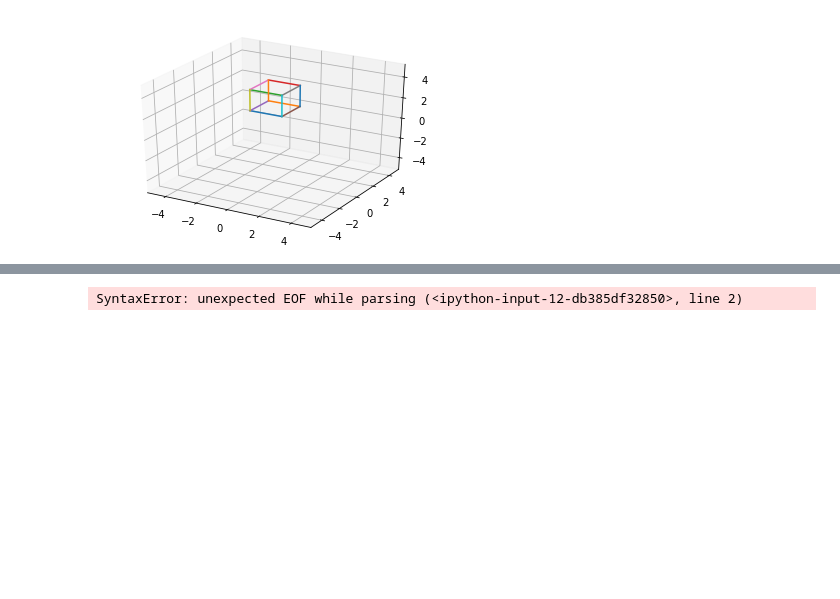
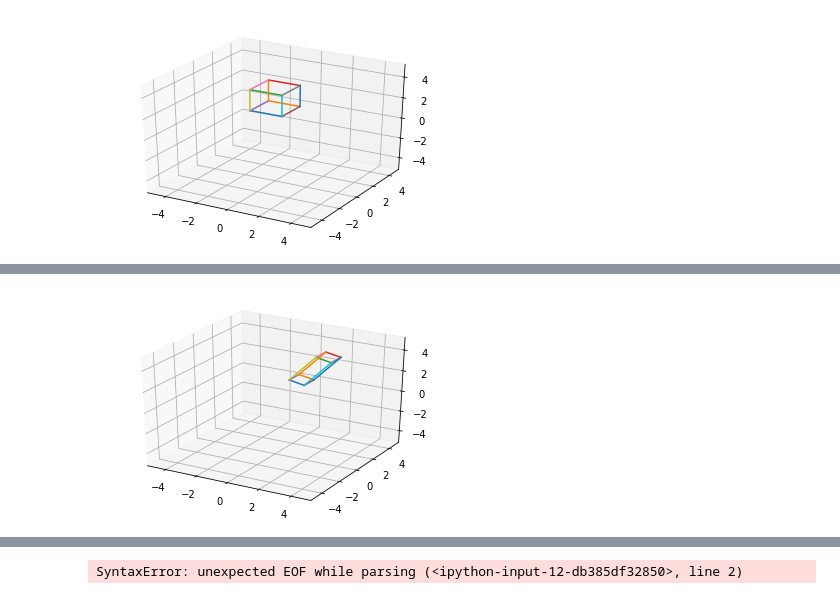
Before and after one commit to happyhyowon/assignment, a Jupyter notebook: vision/assignment1/renderer_test.ipynb, the cells around one changed output, grey strips where cells are left out. Saved outputs shown, nothing was run; the diff lists cells and outputs as text; code cells hidden in the pictures; blank space fills up the shorter version.

```diff
--- a/vision/assignment1/renderer_test.ipynb
+++ b/vision/assignment1/renderer_test.ipynb
@@ -122,0 +199,4 @@ show_3d(dd, edges)
+# %%
+pp = np.dot(ii, gg.T)
+pp = pp.T
+pp
@@ -122,0 +234,4 @@ show_3d(dd, edges)
+# %%
+show_3d(pp, edges)
+# %% [output]
+[figure, added]
```
Also changed, not shown: parts of 17 cells of this notebook.
